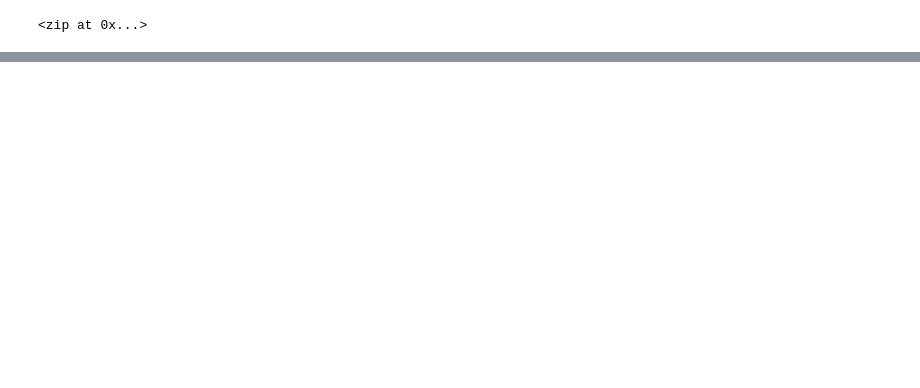
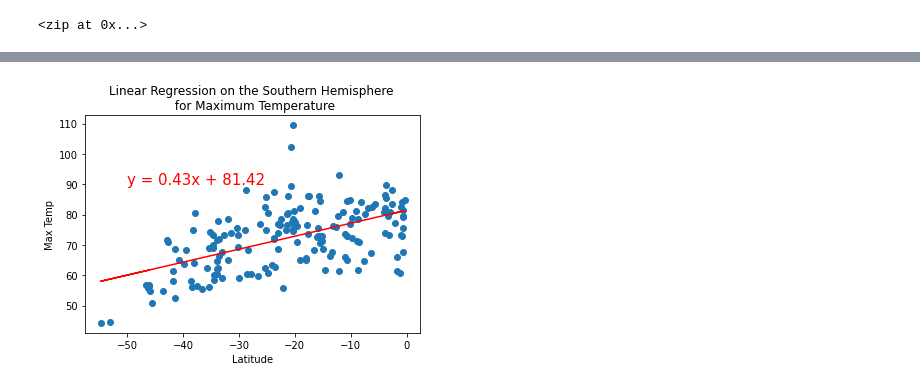
Before and after one commit to racruz25/world-weather-analysis, a Jupyter notebook: WeatherPy.ipynb, the cells around one changed output, grey strips where cells are left out. Cells and saved outputs as stored; diff of their text form; code cells hidden in the pictures; blank space fills up the shorter version.

Commit message:
WeatherPy Updated

```diff
--- a/WeatherPy.ipynb
+++ b/WeatherPy.ipynb
@@ -127,0 +146,4 @@ city_data_df.head(10)
+# %%
+new_column_order = ["City", "Country", "Lat", "Lng", "Max Temp", "Humidity", "Cloudiness", "Wind Speed"]
+city_data_df = city_data_df[new_column_order]
+city_data_df.head(10)
@@ -206,3 +247,0 @@ plt.show()
-# %%
-# Calculate the regression line "y values" from the slope and intercept.
-regress_values = [(lat * slope + intercept) for lat in lats]
@@ -245,26 +269,2 @@ def plot_linear_regression(x_values, y_values, title, y_label, text_coordinates)
-# %%
-# Import linregress
-from scipy.stats import linregress
-
-# Create a function to create perform linear regression on the weather data
-# and plot a regression line and the equation with the data.
-def plot_linear_regression(x_values, y_values, title, y_label, text_coordinates):
-
-    # Run regression on hemisphere weather data.
-    (slope, intercept, r_value, p_value, std_err) = linregress(x_values, y_values)
-
-    # Calculate the regression line "y values" from the slope and intercept.
-    regress_values = x_values * slope + intercept
-    # Get the equation of the line.
-    line_eq = "y = " + str(round(slope,2)) + "x + " + str(round(intercept,2))
-    # Create a scatter plot and plot the regression line.
-    plt.scatter(x_values,y_values)
-    plt.plot(x_values,regress_values,"r")
-    # Annotate the text for the line equation.
-    plt.annotate(line_eq, text_coordinates, fontsize=15, color="red")
-    plt.title(title)
-    plt.xlabel('Latitude')
-    plt.ylabel(y_label)
-    plt.show()
 # %%
 city_data_df.loc[(city_data_df["Lat"] >= 0)]
@@ -285,11 +308,12 @@ plot_linear_regression(x_values, y_values,
 # %%
 # Linear regression on the Southern Hemisphere
 x_values = southern_hemi_df["Lat"]
 y_values = southern_hemi_df["Max Temp"]
 # Call the function.
 plot_linear_regression(x_values, y_values,
-                       'Linear Regression on the Southern Hemisphere \n
-                        for Maximum Temperature', 'Max Temp',(-50,90))
+                       'Linear Regression on the Southern Hemisphere \n for Maximum Temperature', 'Max Temp',(-50,90))
+# %% [output]
+[figure, added]
 # %%
 # Linear regression on the Northern Hemisphere
 x_values = northern_hemi_df["Lat"]
```
Also changed, not shown: parts of 22 cells of this notebook, 7 other files.
